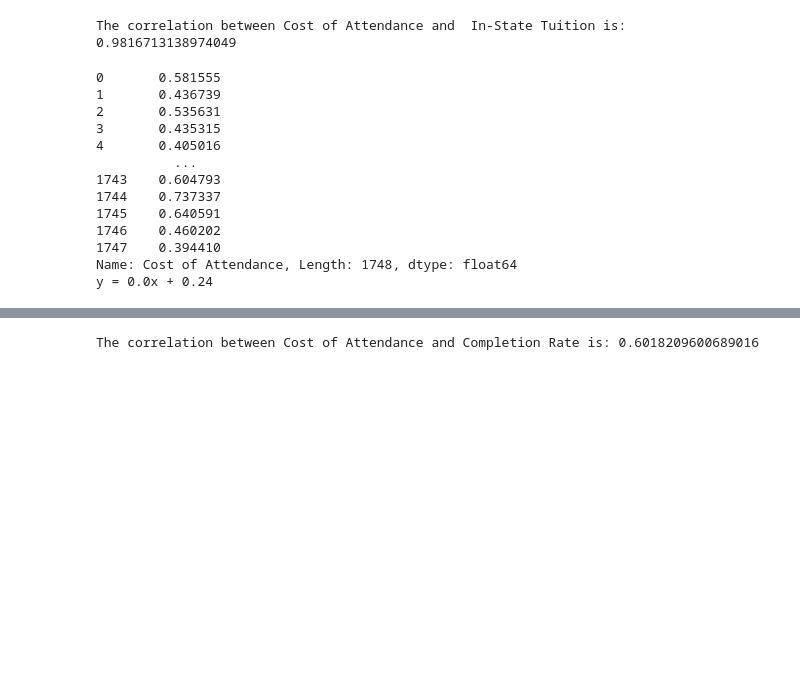
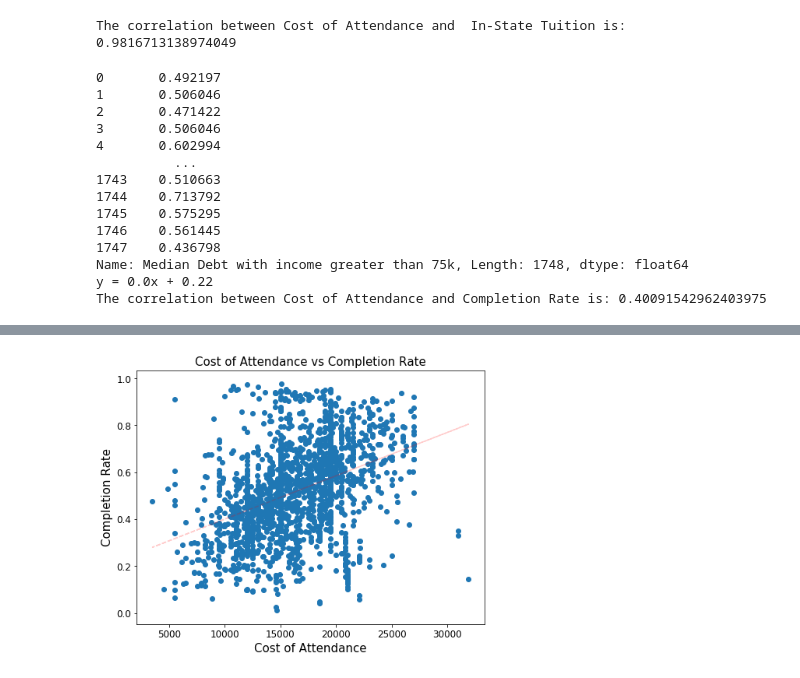
Before and after one commit to hyacob-89/project_one, a Jupyter notebook: Ana'sWork.ipynb, the cells around one changed output, grey strips where cells are left out. Drawn from its saved outputs; the diff is of its cells as text; code cells hidden in the pictures; blank space fills up the shorter version.

```diff
--- a/Ana'sWork.ipynb
+++ b/Ana'sWork.ipynb
@@ -400,8 +356,9 @@ y = 0.92x + -9345.93
 [interactive output not drawn]
 The correlation between Cost of Attendance and  In-State Tuition is: 0.9816713138974049
 # %%
+
 # Calculate the correlation coefficient and linear regression model for Cost of Attendance and Out-of-State Tuition
-one2_df = csc_data_final['Cost of Attendance']
+one2_df = csc_data_final['Median Debt with income greater than 75k']
 two2_df = csc_data_final['Completion Rate']
 
 (slope, intercept, rvalue, pvalue, stderr) = stats.linregress(one2_df, two2_df)
@@ -413,6 +370,8 @@ line_eq = "y = " + str(round(slope,2)) + "x + " + str(round(intercept,2))
 print(line_eq)
 
 # Plot the linear model with scatter plot
+
+
 plt.figure(figsize=(8,6))
 plt.scatter(one2_df, two2_df)
 plt.plot(one2_df, regress_values, 'r--', alpha=0.2)
@@ -428,16 +387,17 @@ print(f"The correlation between Cost of Attendance and Completion Rate is: {rval
 
 plt.show()
 # %% [output]
-0       0.581555
-1       0.436739
-2       0.535631
-3       0.435315
-4       0.405016
+0       0.492197
+1       0.506046
+2       0.471422
+3       0.506046
+4       0.602994
           ...
-1743    0.604793
-1744    0.737337
-1745    0.640591
-1746    0.460202
-1747    0.394410
-Name: Cost of Attendance, Length: 1748, dtype: float64
-y = 0.0x + 0.24
+1743    0.510663
+1744    0.713792
+1745    0.575295
+1746    0.561445
+1747    0.436798
+Name: Median Debt with income greater than 75k, Length: 1748, dtype: float64
+y = 0.0x + 0.22
+The correlation between Cost of Attendance and Completion Rate is: 0.40091542962403975
@@ -446 +404 @@ y = 0.0x + 0.24
-The correlation between Cost of Attendance and Completion Rate is: 0.6018209600689016
+[figure, added]
```
Also changed, not shown: parts of 4 cells of this notebook, 2 other files.
